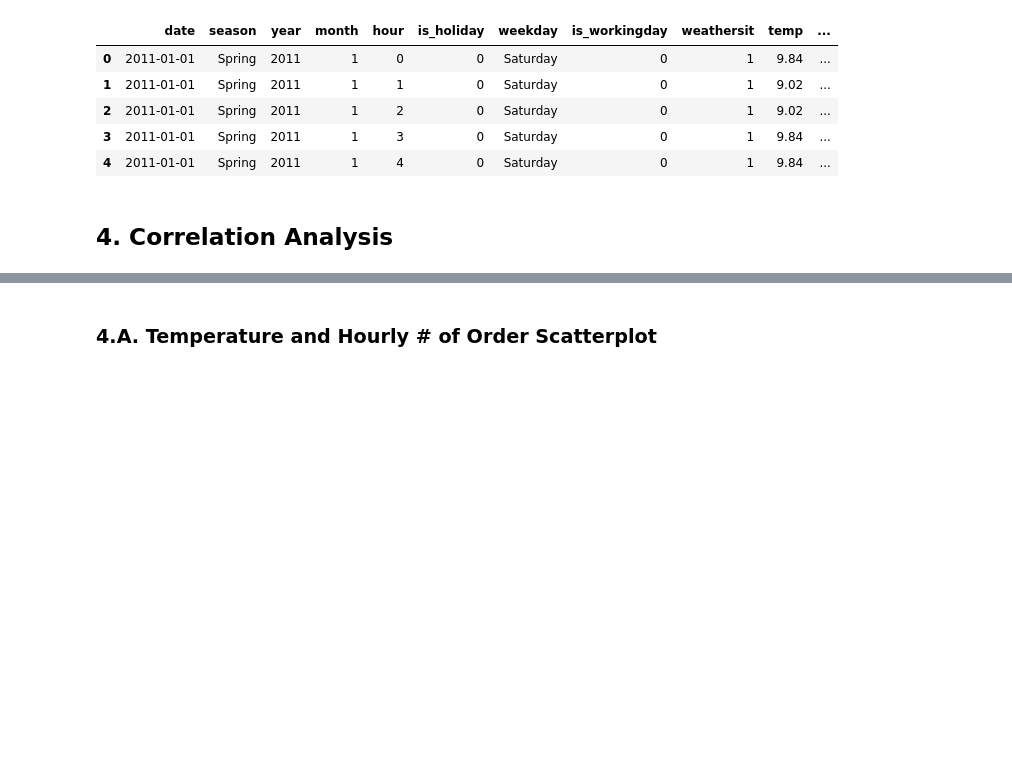
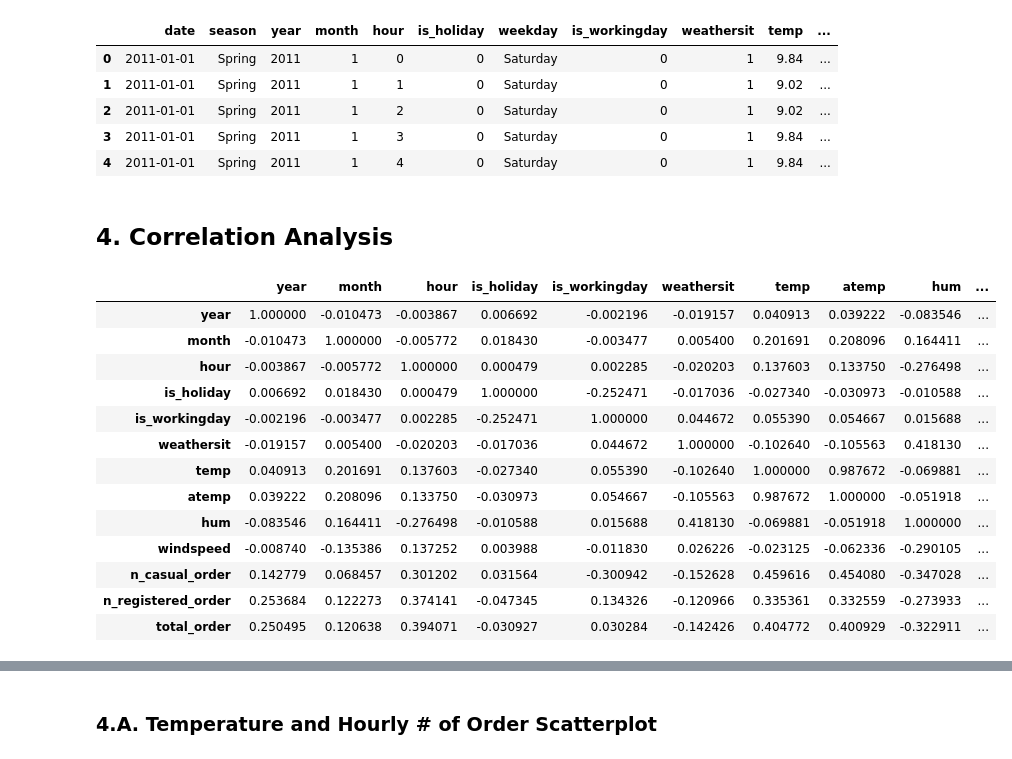
Before and after one commit to bagusfarisa/bike-sharing-demand-probability-analysis, a Jupyter notebook: bikesharing.ipynb, the cells around one changed output, grey strips where cells are left out. Saved outputs shown, nothing was run; the diff lists cells and outputs as text; code cells hidden in the pictures; blank space fills up the shorter version.

```diff
--- a/bikesharing.ipynb
+++ b/bikesharing.ipynb
@@ -606,3 +662,21 @@ df.head()
 | 4 | 2011-01-01 | Spring | 2011 | 1 | 4 | 0 | Saturday | 0 | 1 | 9.84 | ... |
 # %% [markdown]
 ## 4. Correlation Analysis
+# %%
+# Check the correlation between all variables
+df.corr()
+# %% [output]
+|  | year | month | hour | is_holiday | is_workingday | weathersit | temp | atemp | hum | ... |
+| year | 1.000000 | -0.010473 | -0.003867 | 0.006692 | -0.002196 | -0.019157 | 0.040913 | 0.039222 | -0.083546 | ... |
+| month | -0.010473 | 1.000000 | -0.005772 | 0.018430 | -0.003477 | 0.005400 | 0.201691 | 0.208096 | 0.164411 | ... |
+| hour | -0.003867 | -0.005772 | 1.000000 | 0.000479 | 0.002285 | -0.020203 | 0.137603 | 0.133750 | -0.276498 | ... |
+| is_holiday | 0.006692 | 0.018430 | 0.000479 | 1.000000 | -0.252471 | -0.017036 | -0.027340 | -0.030973 | -0.010588 | ... |
+| is_workingday | -0.002196 | -0.003477 | 0.002285 | -0.252471 | 1.000000 | 0.044672 | 0.055390 | 0.054667 | 0.015688 | ... |
+| weathersit | -0.019157 | 0.005400 | -0.020203 | -0.017036 | 0.044672 | 1.000000 | -0.102640 | -0.105563 | 0.418130 | ... |
+| temp | 0.040913 | 0.201691 | 0.137603 | -0.027340 | 0.055390 | -0.102640 | 1.000000 | 0.987672 | -0.069881 | ... |
+| atemp | 0.039222 | 0.208096 | 0.133750 | -0.030973 | 0.054667 | -0.105563 | 0.987672 | 1.000000 | -0.051918 | ... |
+| hum | -0.083546 | 0.164411 | -0.276498 | -0.010588 | 0.015688 | 0.418130 | -0.069881 | -0.051918 | 1.000000 | ... |
+| windspeed | -0.008740 | -0.135386 | 0.137252 | 0.003988 | -0.011830 | 0.026226 | -0.023125 | -0.062336 | -0.290105 | ... |
+| n_casual_order | 0.142779 | 0.068457 | 0.301202 | 0.031564 | -0.300942 | -0.152628 | 0.459616 | 0.454080 | -0.347028 | ... |
+| n_registered_order | 0.253684 | 0.122273 | 0.374141 | -0.047345 | 0.134326 | -0.120966 | 0.335361 | 0.332559 | -0.273933 | ... |
+| total_order | 0.250495 | 0.120638 | 0.394071 | -0.030927 | 0.030284 | -0.142426 | 0.404772 | 0.400929 | -0.322911 | ... |
```
Also changed, not shown: parts of 13 cells of this notebook.
